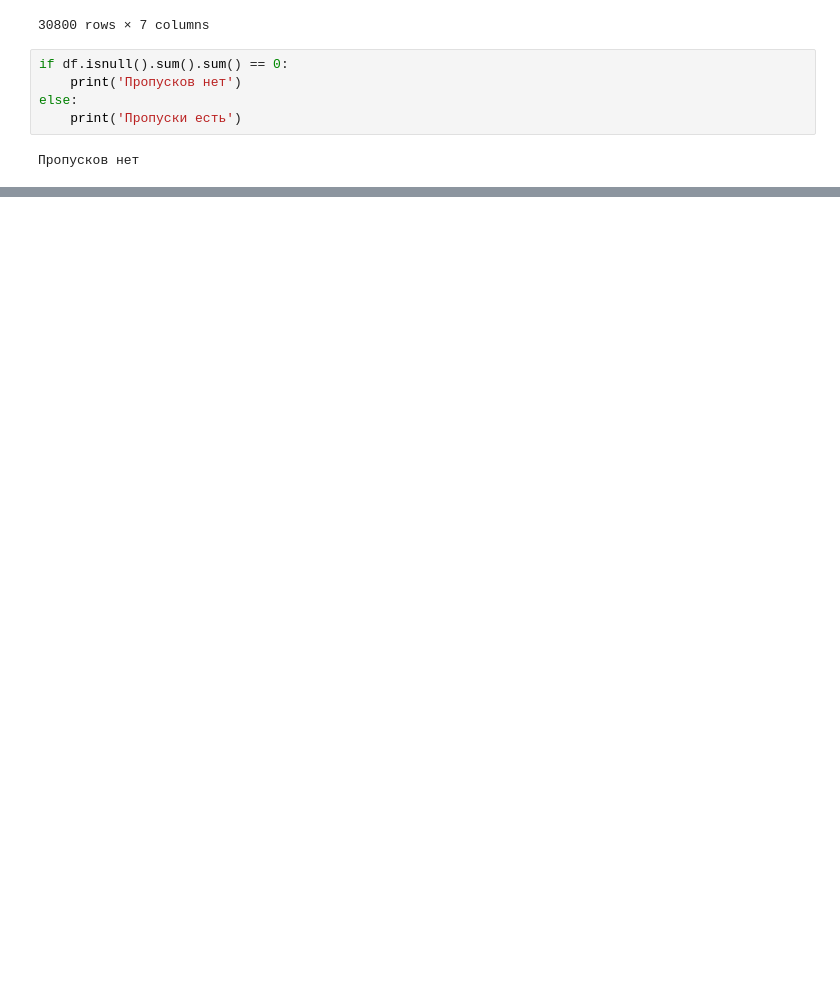
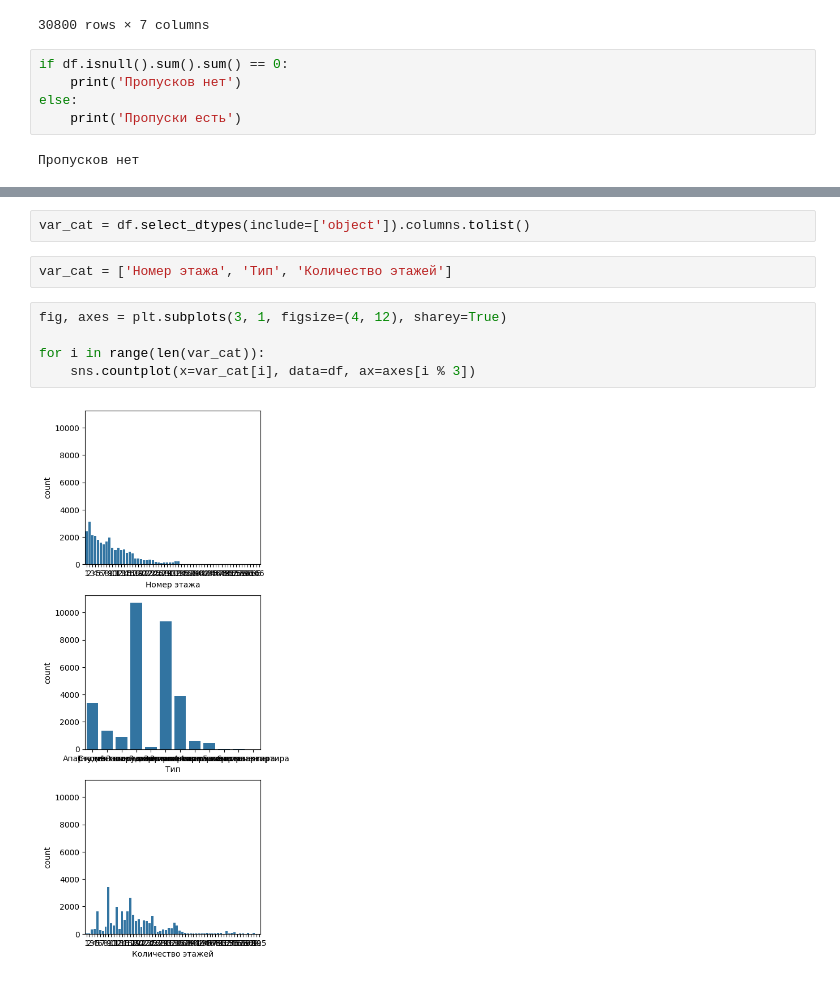
Before and after one commit to Daniil57Ibragimov/Project_Ibragimov-Lebedev, a Jupyter notebook: EDA/Project_EDA-3.ipynb, the cells around one changed output, grey strips where cells are left out. Cells and saved outputs as stored; diff of their text form; blank space fills up the shorter version.

```diff
--- a/EDA/Project_EDA-3.ipynb
+++ b/EDA/Project_EDA-3.ipynb
@@ -125,0 +142,11 @@ else:
+# %%
+var_cat = df.select_dtypes(include=['object']).columns.tolist()
+# %%
+var_cat = ['Номер этажа', 'Тип', 'Количество этажей']
+# %%
+fig, axes = plt.subplots(3, 1, figsize=(4, 12), sharey=True)
+
+for i in range(len(var_cat)):
+    sns.countplot(x=var_cat[i], data=df, ax=axes[i % 3])
+# %% [output]
+[figure, added]
```
Also changed, not shown: parts of 5 cells of this notebook.
